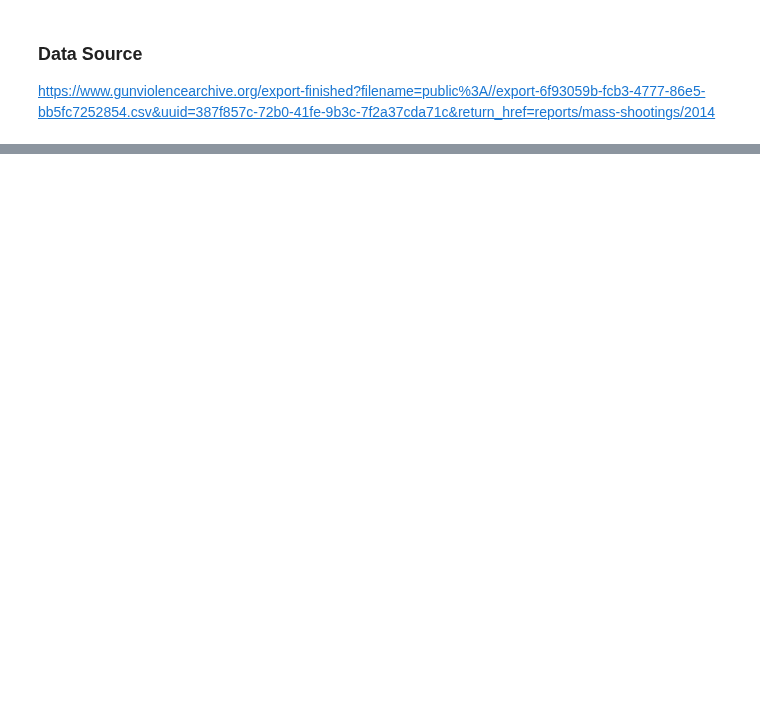
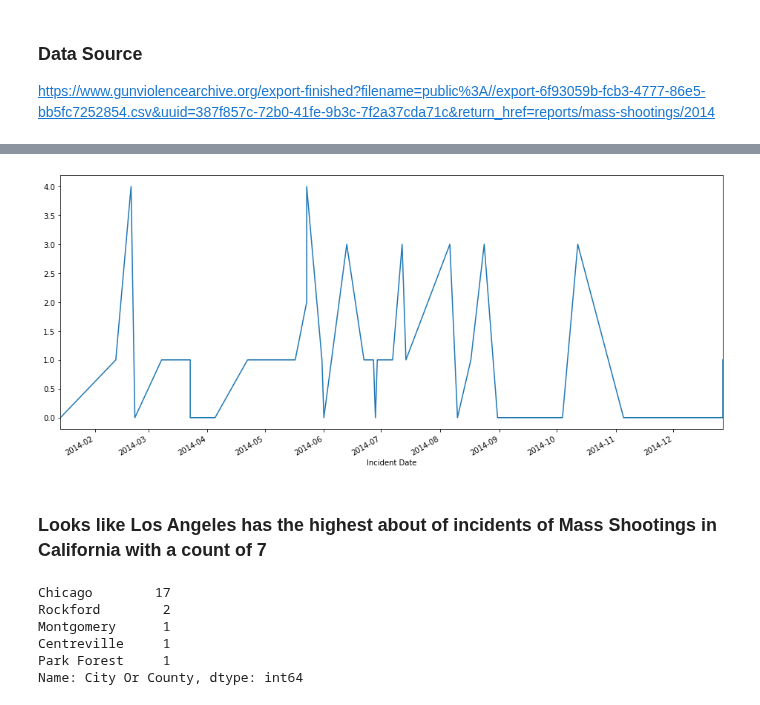
Before and after one commit to Berkat0789/Data_Analysis, a Jupyter notebook: Personal Projects/USA Gun Violence up to 2018.ipynb, the cells around one changed output, grey strips where cells are left out. Drawn from its saved outputs; the diff is of its cells as text; code cells hidden in the pictures; blank space fills up the shorter version.

```diff
--- a/Personal Projects/USA Gun Violence up to 2018.ipynb
+++ b/Personal Projects/USA Gun Violence up to 2018.ipynb
@@ -28,0 +87,15 @@ memory usage: 16.8+ KB
+# %%
+mass_shootings_2014[mass_shootings_2014["State"] == "California"]["# Killed"].plot(figsize= (16,7));
+# %% [output]
+[figure, added]
+# %% [markdown]
+### Looks like Los Angeles has the highest about of incidents of Mass Shootings in California with a count of 7
+# %%
+mass_shootings_2014[mass_shootings_2014["State"] == "Illinois"]["City Or County"].value_counts().head(5)
+# %% [output]
+Chicago        17
+Rockford        2
+Montgomery      1
+Centreville     1
+Park Forest     1
+Name: City Or County, dtype: int64
```
Also changed, not shown: parts of 44 cells of this notebook, 1 other file.
